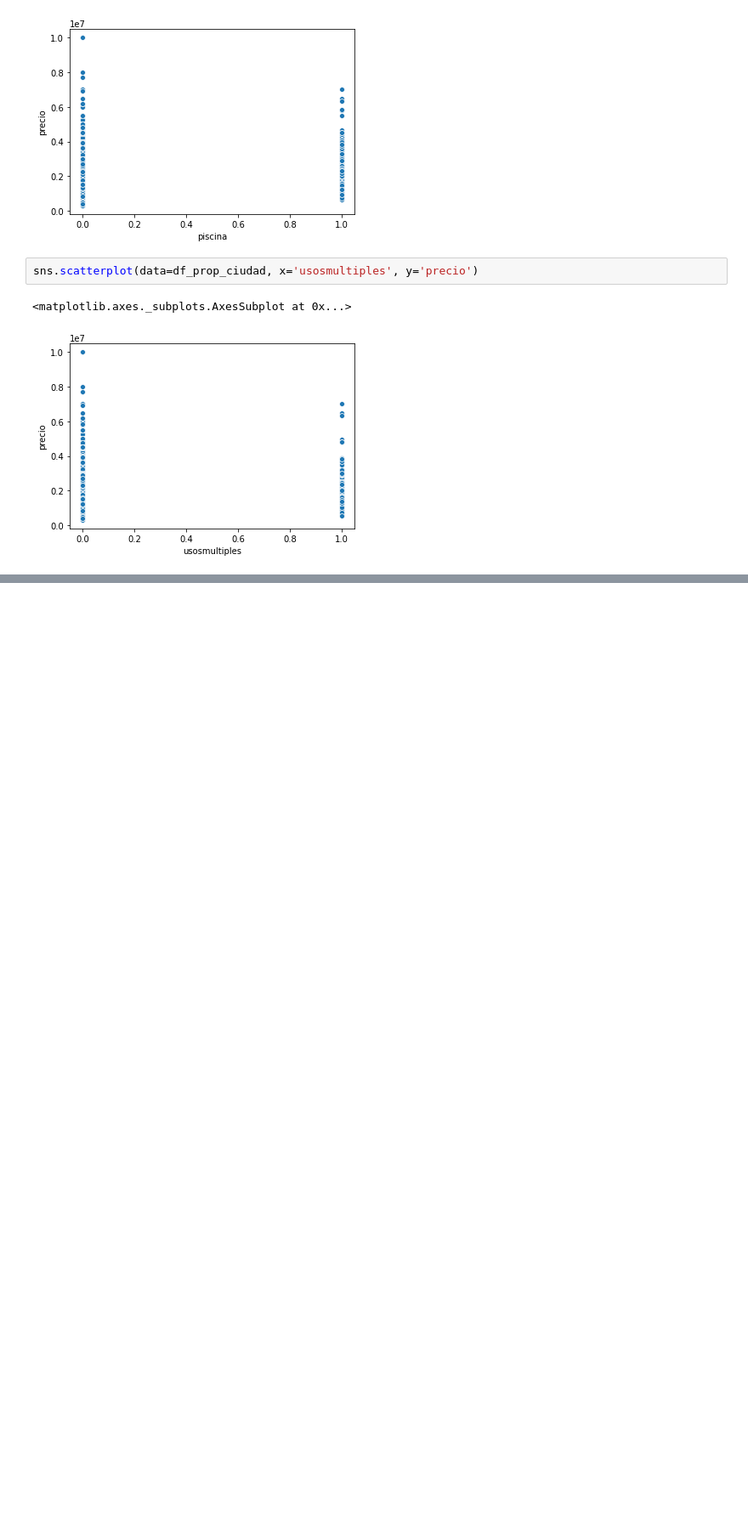
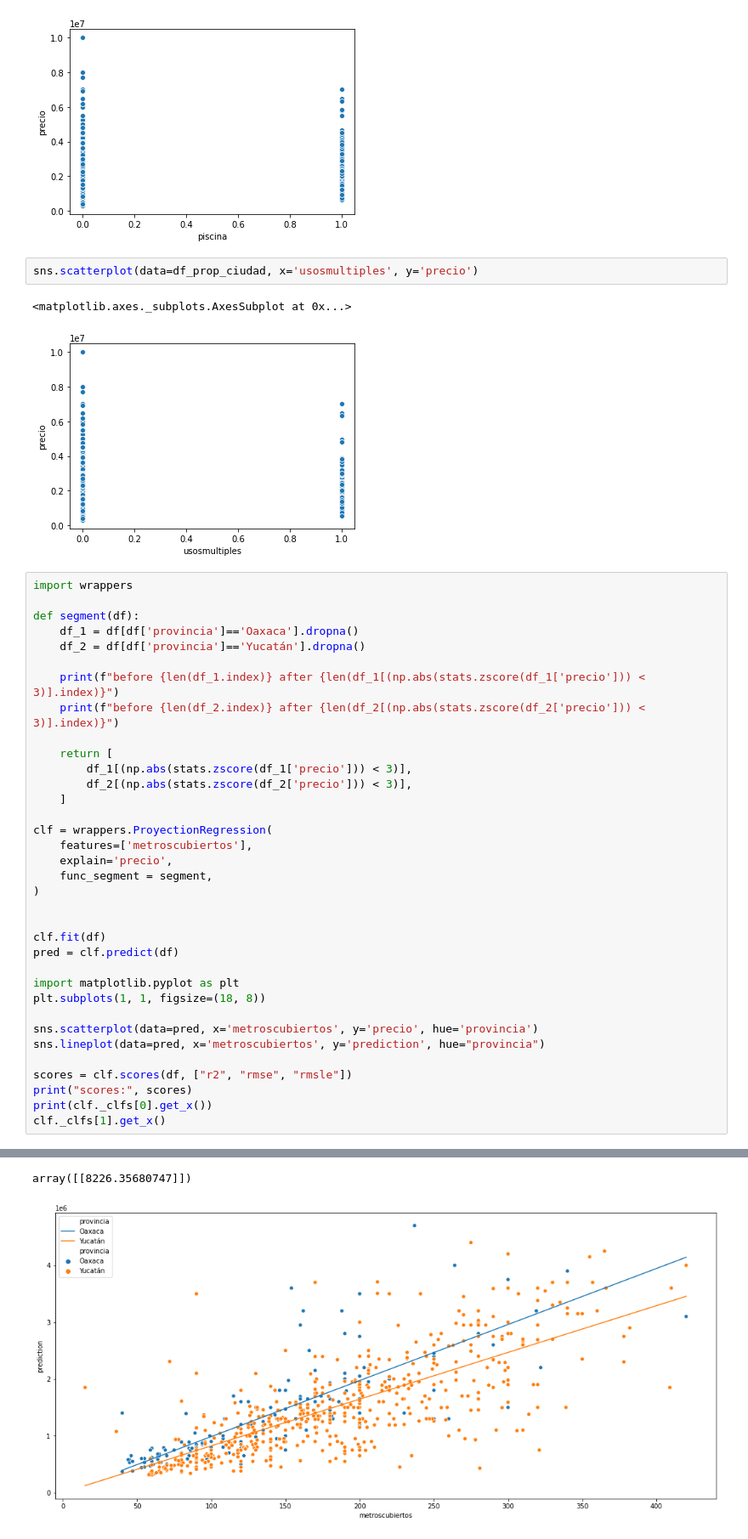
Before and after one commit to mnPanic/metnum-tp3, a Jupyter notebook: notebooks/Feature-Engineering.ipynb, the cells around one changed output, grey strips where cells are left out. Shown at 85% size. Saved outputs shown, nothing was run; the diff lists cells and outputs as text; blank space fills up the shorter version.

```diff
--- a/notebooks/Feature-Engineering.ipynb
+++ b/notebooks/Feature-Engineering.ipynb
@@ -279,3 +277,39 @@ sns.scatterplot(data=df_prop_ciudad, x='usosmultiples', y='precio')
 # %% [output]
 <matplotlib.axes._subplots.AxesSubplot at 0x...>
 [figure]
+# %%
+import wrappers
+
+def segment(df):
+    df_1 = df[df['provincia']=='Oaxaca'].dropna()
+    df_2 = df[df['provincia']=='Yucatán'].dropna()
+
+    print(f"before {len(df_1.index)} after {len(df_1[(np.abs(stats.zscore(df_1['precio'])) < 3)].index)}")
+    print(f"before {len(df_2.index)} after {len(df_2[(np.abs(stats.zscore(df_2['precio'])) < 3)].index)}")
+
+    return [
+        df_1[(np.abs(stats.zscore(df_1['precio'])) < 3)],
+        df_2[(np.abs(stats.zscore(df_2['precio'])) < 3)],
+    ]
+
+clf = wrappers.ProyectionRegression(
+    features=['metroscubiertos'],
+    explain='precio',
+    func_segment = segment,
+)
+
+
+clf.fit(df)
+pred = clf.predict(df)
+
+import matplotlib.pyplot as plt
+plt.subplots(1, 1, figsize=(18, 8))
+
+sns.scatterplot(data=pred, x='metroscubiertos', y='precio', hue='provincia')
+sns.lineplot(data=pred, x='metroscubiertos', y='prediction', hue="provincia")
+
+scores = clf.scores(df, ["r2", "rmse", "rmsle"])
+print("scores:", scores)
+print(clf._clfs[0].get_x())
+clf._clfs[1].get_x()
+# %% [output]
@@ -281,0 +324,2 @@ sns.scatterplot(data=df_prop_ciudad, x='usosmultiples', y='precio')
+array([[8226.35680747]])
+[figure, added]
```
Also changed, not shown: parts of 6 cells of this notebook.
